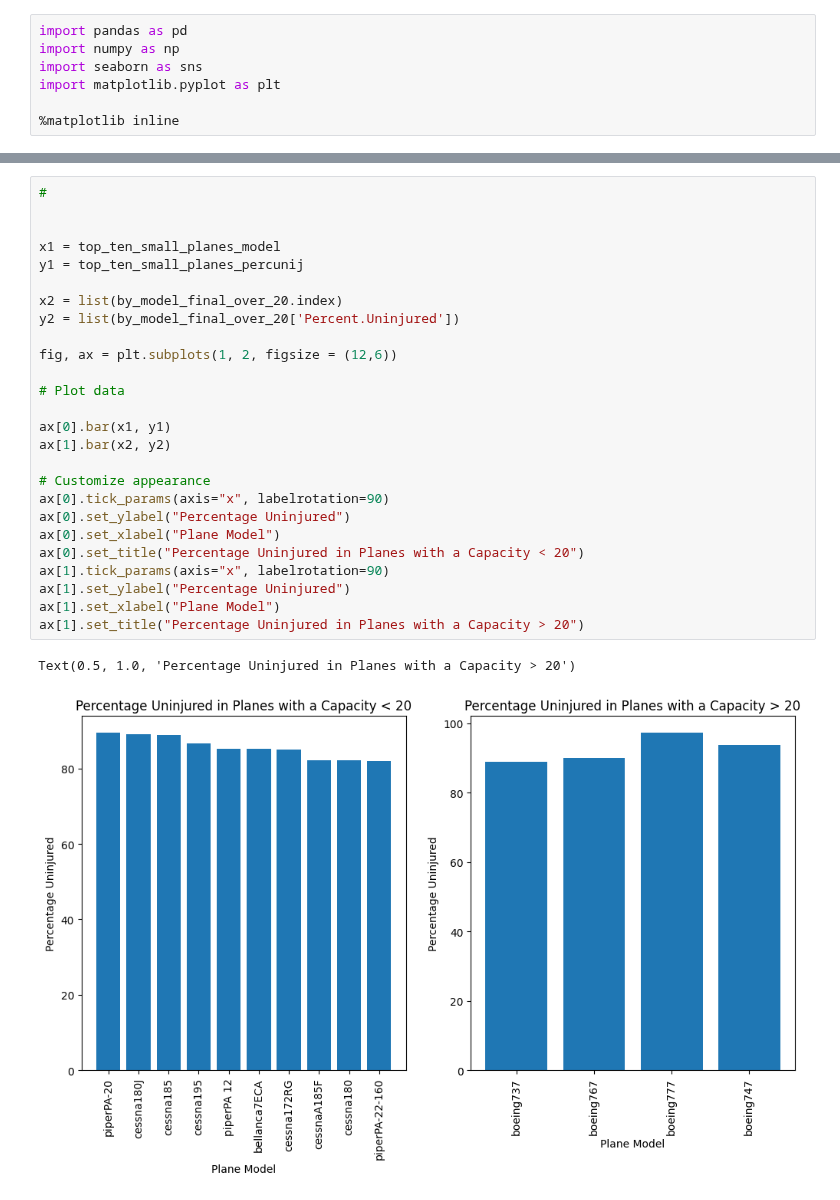
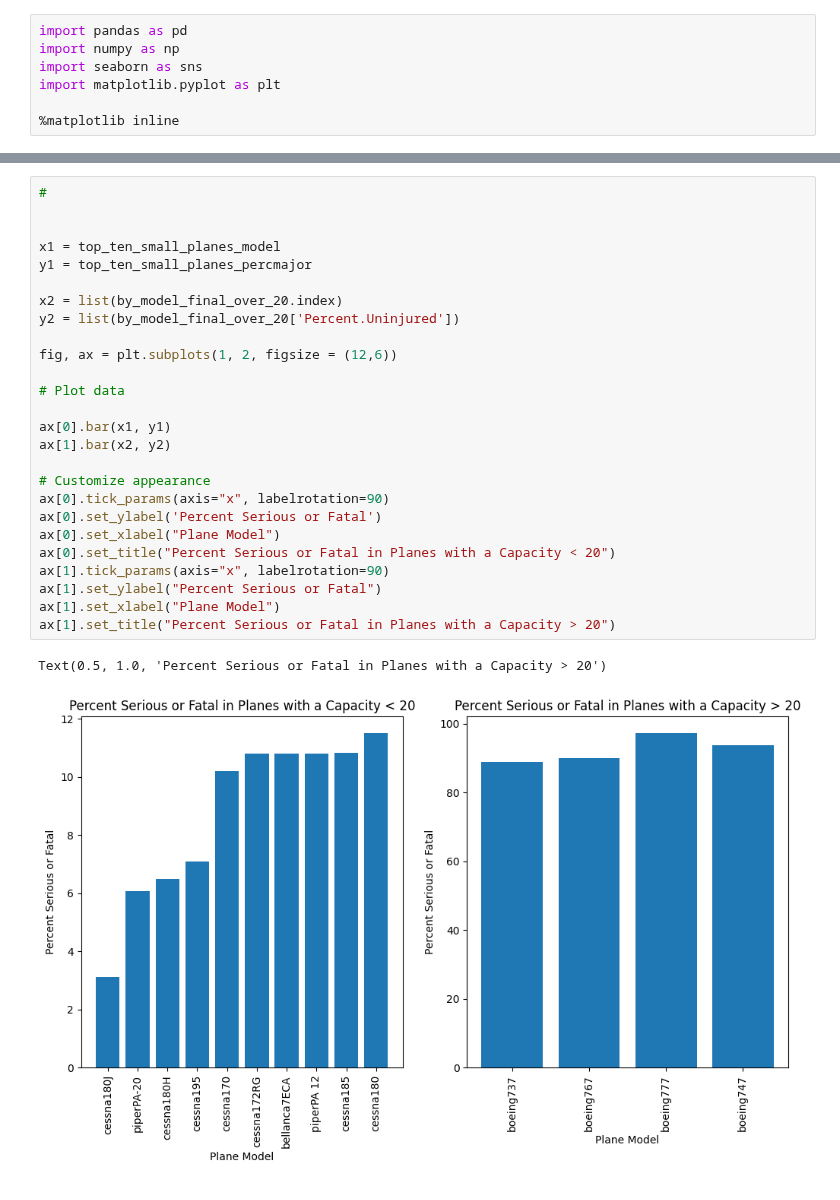
Before and after one commit to learn-co-curriculum/dsc-phase-1-project-v3, a Jupyter notebook: Notebooks/Visualizations_Colby.ipynb, the cells around one changed output, grey strips where cells are left out. Cells and saved outputs as stored; diff of their text form.

```diff
--- a/Notebooks/Visualizations_Colby.ipynb
+++ b/Notebooks/Visualizations_Colby.ipynb
@@ -21,32 +21,32 @@ engine_num
 # %%
 #
 
 
 x1 = top_ten_small_planes_model
-y1 = top_ten_small_planes_percunij
+y1 = top_ten_small_planes_percmajor
 
 x2 = list(by_model_final_over_20.index)
 y2 = list(by_model_final_over_20['Percent.Uninjured'])
 
 fig, ax = plt.subplots(1, 2, figsize = (12,6))
 
 # Plot data
 
 ax[0].bar(x1, y1)
 ax[1].bar(x2, y2)
 
 # Customize appearance
 ax[0].tick_params(axis="x", labelrotation=90)
-ax[0].set_ylabel("Percentage Uninjured")
+ax[0].set_ylabel('Percent Serious or Fatal')
 ax[0].set_xlabel("Plane Model")
-ax[0].set_title("Percentage Uninjured in Planes with a Capacity < 20")
+ax[0].set_title("Percent Serious or Fatal in Planes with a Capacity < 20")
 ax[1].tick_params(axis="x", labelrotation=90)
-ax[1].set_ylabel("Percentage Uninjured")
+ax[1].set_ylabel("Percent Serious or Fatal")
 ax[1].set_xlabel("Plane Model")
-ax[1].set_title("Percentage Uninjured in Planes with a Capacity > 20")
+ax[1].set_title("Percent Serious or Fatal in Planes with a Capacity > 20")
 # %% [output]
-Text(0.5, 1.0, 'Percentage Uninjured in Planes with a Capacity > 20')
+Text(0.5, 1.0, 'Percent Serious or Fatal in Planes with a Capacity > 20')
-[figure, old version]
+[figure, new version]
 # %%
 df_trimmed
 # %% [output]
```
Also changed, not shown: parts of 11 cells of this notebook, 1 other file.
